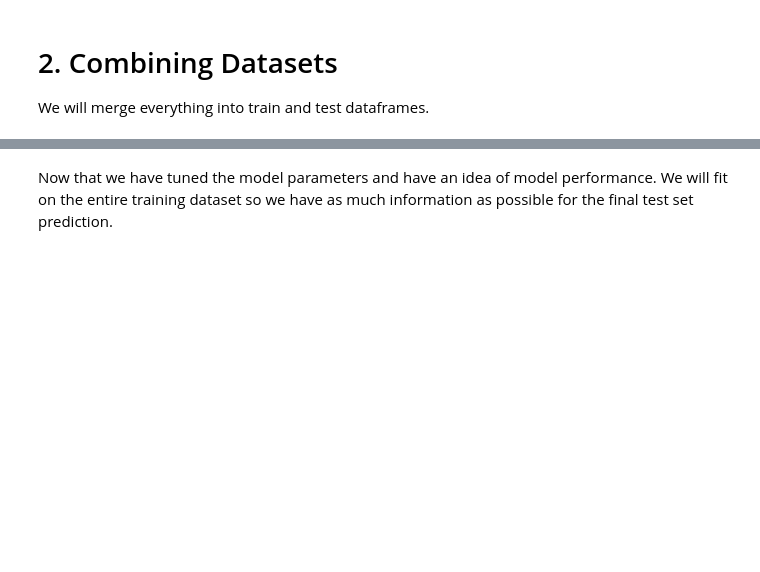
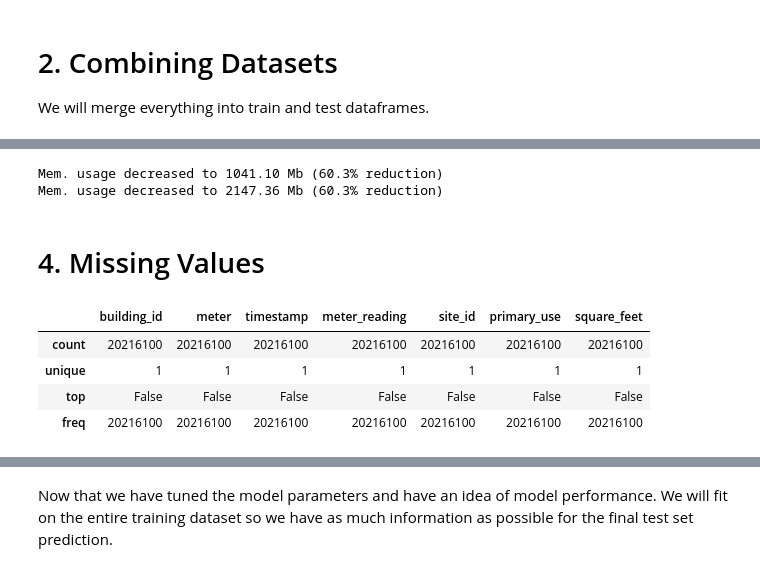
Before and after one commit to DataCampM2DSSAF/suivi_ashrae_fadadedata, a Jupyter notebook: src/ashrae-energy-predictions-first-submission.ipynb, the cells around one changed output, grey strips where cells are left out. Drawn from its saved outputs; the diff is of its cells as text; code cells hidden in the pictures; blank space fills up the shorter version.

```diff
--- a/src/ashrae-energy-predictions-first-submission.ipynb
+++ b/src/ashrae-energy-predictions-first-submission.ipynb
@@ -59,2 +73,46 @@ train_m.dropna()
+# %%
+def reduce_mem_usage(df, verbose=True): #we need to drastically reduce memory usage to work with those data basis
+    numerics = ['int16', 'int32', 'int64', 'float16', 'float32', 'float64']
+    start_mem = df.memory_usage().sum() / 1024**2
+    for col in df.columns:
+        col_type = df[col].dtypes
+        if col_type in numerics:
+            c_min = df[col].min()
+            c_max = df[col].max()
+            if str(col_type)[:3] == 'int':
+                if c_min > np.iinfo(np.int8).min and c_max < np.iinfo(np.int8).max:
+                    df[col] = df[col].astype(np.int8)
+                elif c_min > np.iinfo(np.int16).min and c_max < np.iinfo(np.int16).max:
+                    df[col] = df[col].astype(np.int16)
+                elif c_min > np.iinfo(np.int32).min and c_max < np.iinfo(np.int32).max:
+                    df[col] = df[col].astype(np.int32)
+                elif c_min > np.iinfo(np.int64).min and c_max < np.iinfo(np.int64).max:
+                    df[col] = df[col].astype(np.int64)
+            else:
+                if c_min > np.finfo(np.float16).min and c_max < np.finfo(np.float16).max:
+                    df[col] = df[col].astype(np.float16)
+                elif c_min > np.finfo(np.float32).min and c_max < np.finfo(np.float32).max:
+                    df[col] = df[col].astype(np.float32)
+                else:
+                    df[col] = df[col].astype(np.float64)
+    end_mem = df.memory_usage().sum() / 1024**2
+    if verbose: print('Mem. usage decreased to {:5.2f} Mb ({:.1f}% reduction)'.format(end_mem, 100 * (start_mem - end_mem) / start_mem))
+    return df
+
+train_m = reduce_mem_usage(train_m) #this code changes the variable formats so it takes less space
+test_m = reduce_mem_usage(test_m) #source for this code : https://www.kaggle.com/alexandersylvester/ashrae-energy-predictions-with-lightgbm
+# %% [output]
+Mem. usage decreased to 1041.10 Mb (60.3% reduction)
+Mem. usage decreased to 2147.36 Mb (60.3% reduction)
+# %% [markdown]
+# <a id='4'>4. Missing Values</a>
+# %%
+train_m.isna().describe()
+# %% [output]
+|  | building_id | meter | timestamp | meter_reading | site_id | primary_use | square_feet |
+| count | 20216100 | 20216100 | 20216100 | 20216100 | 20216100 | 20216100 | 20216100 |
+| unique | 1 | 1 | 1 | 1 | 1 | 1 | 1 |
+| top | False | False | False | False | False | False | False |
+| freq | 20216100 | 20216100 | 20216100 | 20216100 | 20216100 | 20216100 | 20216100 |
 # %%
 test_m.isna().describe()
```
Also changed, not shown: parts of 30 cells of this notebook.
